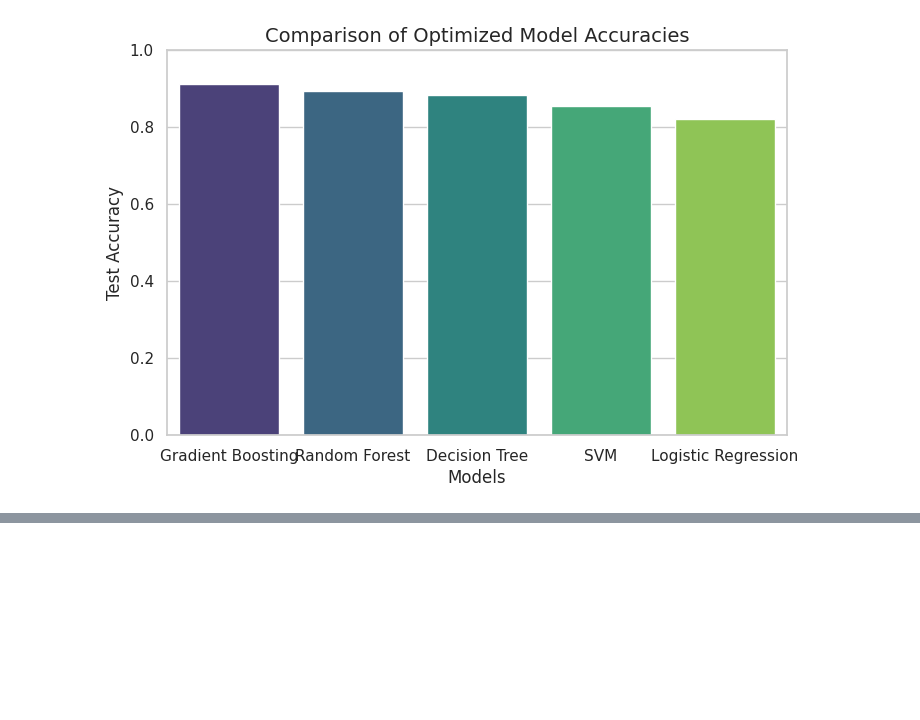
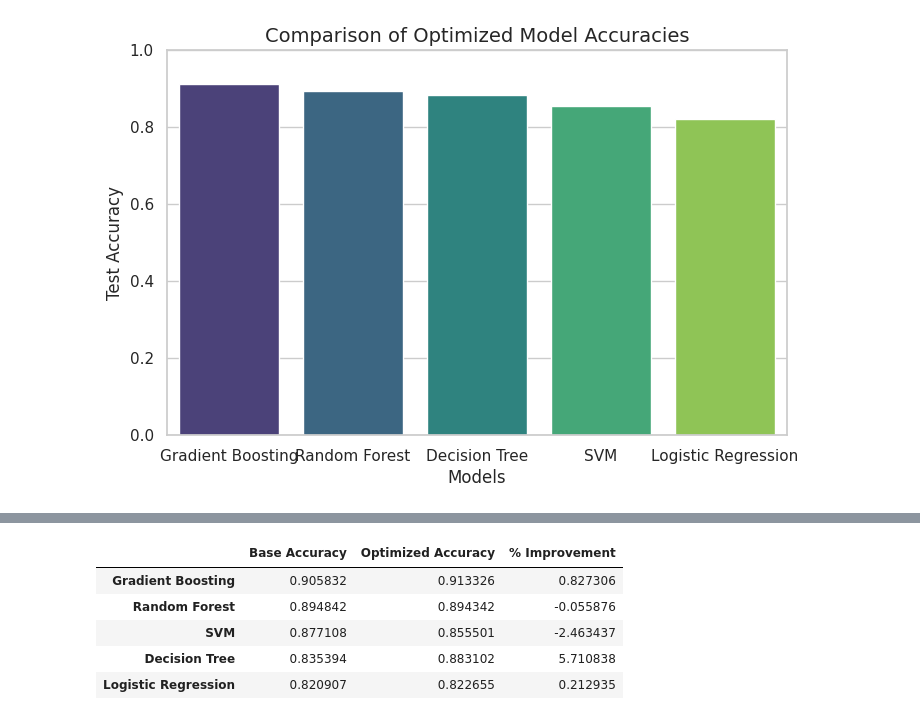
Before and after one commit to ajaynunna/Major-project---Online-gaming, a Jupyter notebook: Major_projects.ipynb, the cells around one changed output, grey strips where cells are left out. Drawn from its saved outputs; the diff is of its cells as text; code cells hidden in the pictures; blank space fills up the shorter version.

```diff
--- a/Major_projects.ipynb
+++ b/Major_projects.ipynb
@@ -959,0 +1012,38 @@ Passing `palette` without assigning `hue` is deprecated and will be removed in v
+# %%
+import matplotlib.pyplot as plt
+import pandas as pd
+
+# Base and optimized accuracies provided by user
+base = {
+    "Gradient Boosting": 0.905832,
+    "Random Forest": 0.894842,
+    "SVM": 0.877108,
+    "Decision Tree": 0.835394,
+    "Logistic Regression": 0.820907
+}
+
+optimized = {
+    "Gradient Boosting": 0.913326,
+    "Random Forest": 0.894342,
+    "Decision Tree": 0.883102,
+    "SVM": 0.855501,
+    "Logistic Regression": 0.822655
+}
+
+# Create DataFrame
+df = pd.DataFrame({
+    "Base Accuracy": base,
+    "Optimized Accuracy": optimized
+})
+
+# Calculate percentage improvement
+df["% Improvement"] = ((df["Optimized Accuracy"] - df["Base Accuracy"]) / df["Base Accuracy"]) * 100
+
+df
+# %% [output]
+|  | Base Accuracy | Optimized Accuracy | % Improvement |
+| Gradient Boosting | 0.905832 | 0.913326 | 0.827306 |
+| Random Forest | 0.894842 | 0.894342 | -0.055876 |
+| SVM | 0.877108 | 0.855501 | -2.463437 |
+| Decision Tree | 0.835394 | 0.883102 | 5.710838 |
+| Logistic Regression | 0.820907 | 0.822655 | 0.212935 |
```
Also changed, not shown: parts of 1 cell of this notebook.
